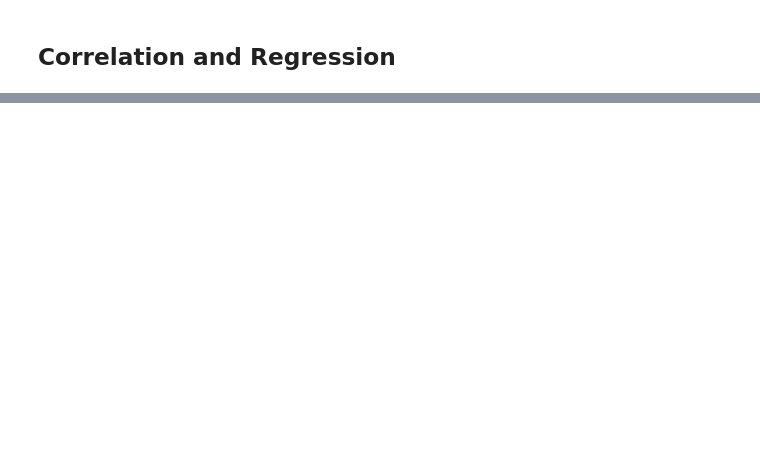
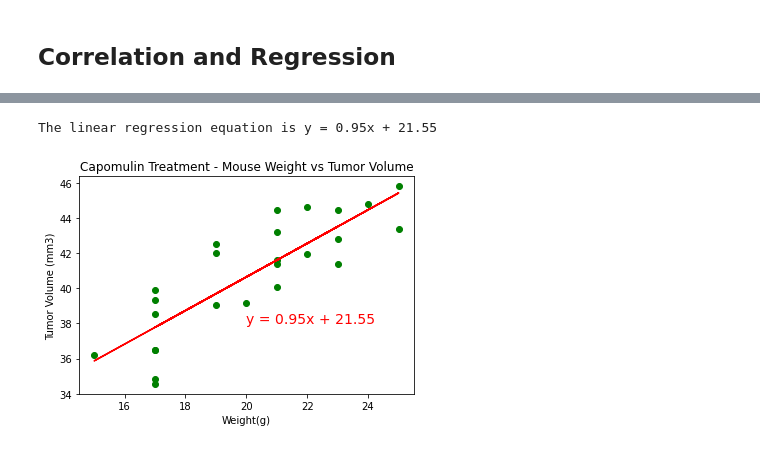
Before and after one commit to AlineHornoff/Pymaceuticals_challenge, a Jupyter notebook: Pymaceuticals/pymaceuticals_starter.ipynb, the cells around one changed output, grey strips where cells are left out. Cells and saved outputs as stored; diff of their text form; code cells hidden in the pictures; blank space fills up the shorter version.

```diff
--- a/Pymaceuticals/pymaceuticals_starter.ipynb
+++ b/Pymaceuticals/pymaceuticals_starter.ipynb
@@ -489,0 +518,8 @@ plt.show()
+# %%
+# Determine slope value and intercept value
+Slope = 0.9544396890241045
+Intercept = 21.552160532685015
+
+# Determine regression values
+RegressValues = AverageVolume['Weight (g)'] * Slope + Intercept
+RegressValues.head()
@@ -489,0 +534,26 @@ plt.show()
+# %%
+# Determine linear equation
+Slope = 0.9544396890241045
+Intercept = 21.552160532685015
+LinearEquation = 'y = ' + str(round(Slope,2)) + 'x + ' + str(round(Intercept,2))
+
+# Print linear equation
+print(f'The linear regression equation is {LinearEquation}')
+# %% [output]
+The linear regression equation is y = 0.95x + 21.55
+# %%
+# Create and formate the scatter plot with linear regression
+plt.scatter(AverageVolume['Weight (g)'],AverageVolume['Tumor Volume (mm3)'], color= "g")
+plt.plot(AverageVolume['Weight (g)'], RegressValues, "-r", color='red')
+plt.annotate(LinearEquation,(20,38), color='red', fontsize=14)
+plt.xlabel('Weight(g)')
+plt.ylabel('Tumor Volume (mm3)')
+plt.title("Capomulin Treatment - Mouse Weight vs Tumor Volume")
+
+# Save Scatter Plot with Linear Regression Chart as png
+plt.savefig("Charts_Plots/LinearRegressionPlot.png")
+
+# Display Scatter Plot with Linear Regression
+plt.show()
+# %% [output]
+[figure, added]
```
Also changed, not shown: parts of 6 cells of this notebook, 4 other files.
